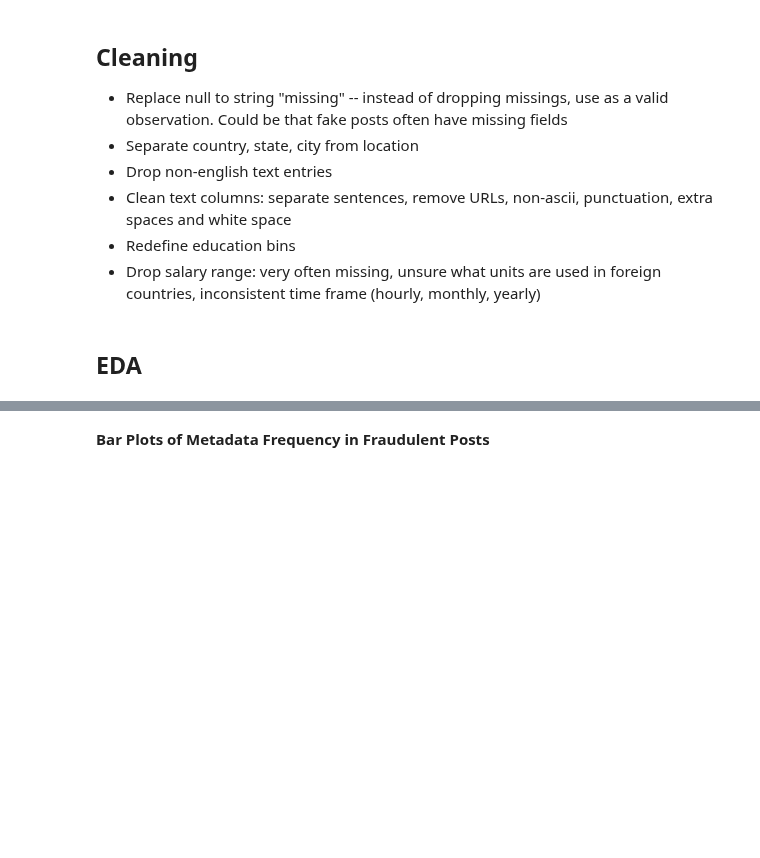
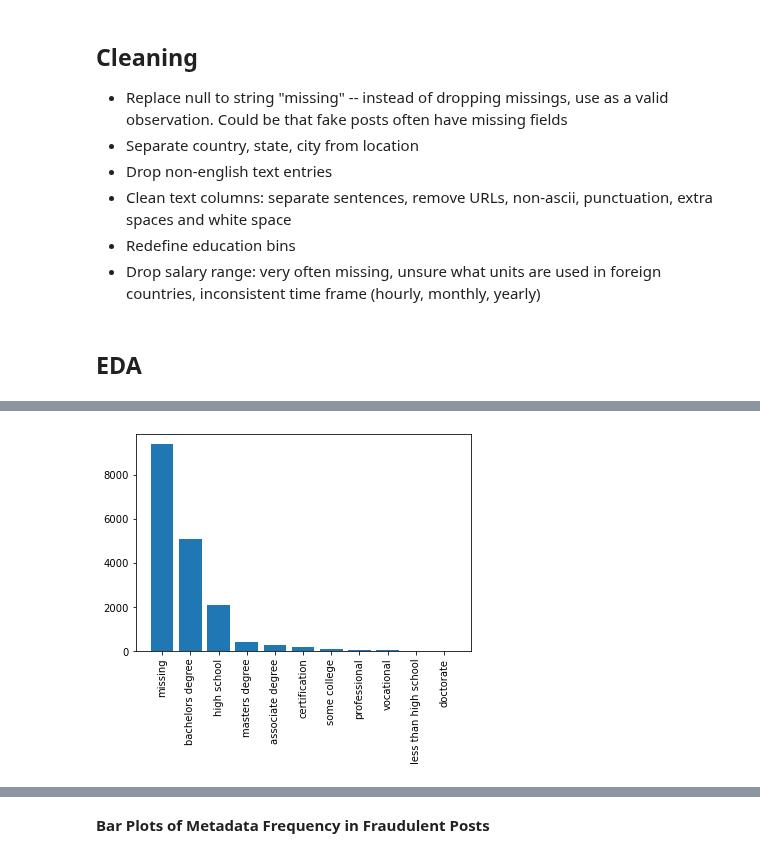
Before and after one commit to anuragkumar/fake-job-posting-prediction, a Jupyter notebook: fake_job_postings.ipynb, the cells around one changed output, grey strips where cells are left out. Drawn from its saved outputs; the diff is of its cells as text; code cells hidden in the pictures; blank space fills up the shorter version.

```diff
--- a/fake_job_postings.ipynb
+++ b/fake_job_postings.ipynb
@@ -91,0 +130,4 @@ df.fraudulent = pd.to_numeric(df.fraudulent)
+# %%
+hist_plt('education_bin')
+# %% [output]
+[figure, added]
```
Also changed, not shown: parts of 30 cells of this notebook.
